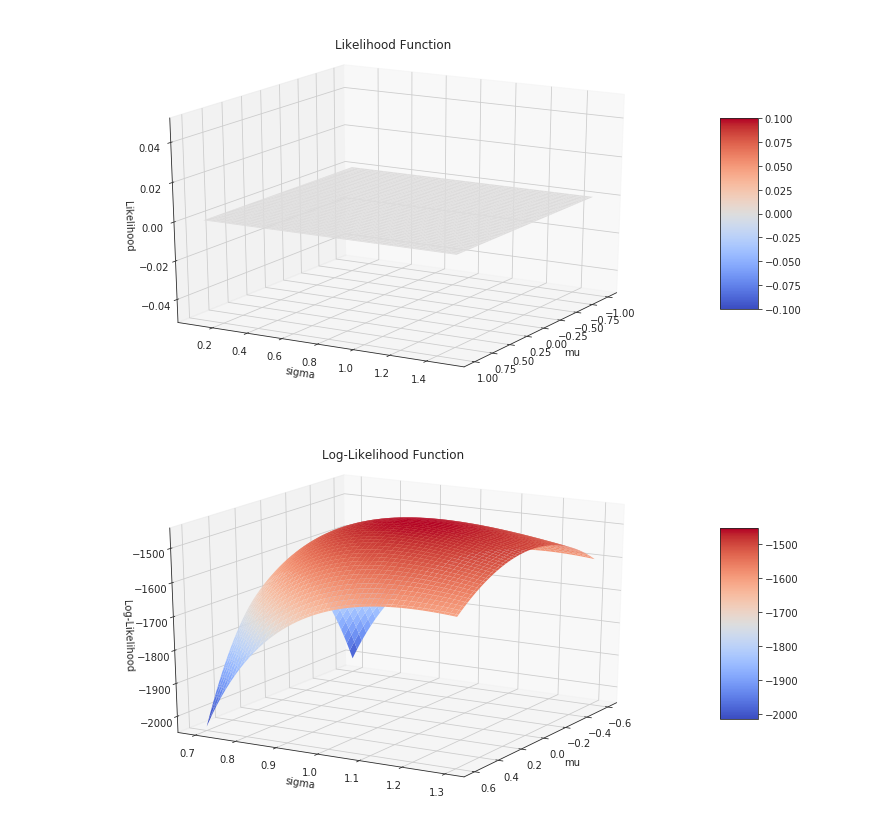
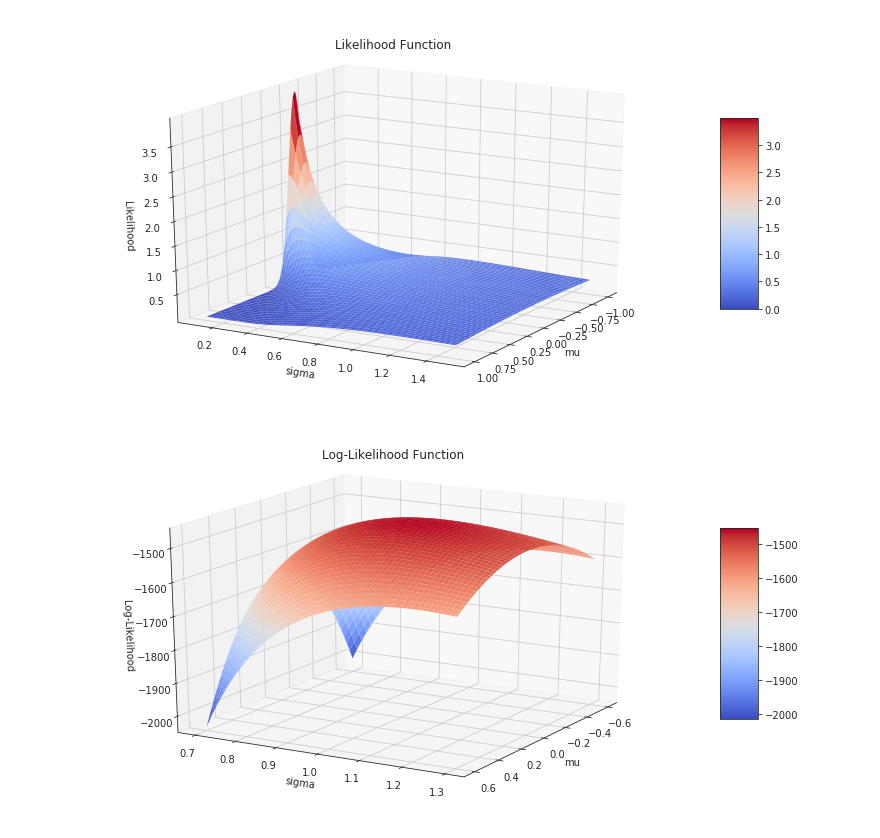
Before and after one commit to AnthonyGachuru/struct-lectures, a Jupyter notebook: lectures/2_estimation_principles_1/notebooks/likelihood_example_1.ipynb, the cells around one changed output. Saved outputs shown, nothing was run; the diff lists cells and outputs as text; code cells hidden in the pictures.

```diff
--- a/lectures/2_estimation_principles_1/notebooks/likelihood_example_1.ipynb
+++ b/lectures/2_estimation_principles_1/notebooks/likelihood_example_1.ipynb
@@ -34,9 +34,9 @@ def plot_likelihood(sample_size):
     ax.view_init(20, 30)
 # %%
 np.random.seed(5472)
-plot_likelihood(500)
+plot_likelihood(1)
 # %% [output]
-[figure, old version]
+[figure, new version]
 # %%
 def normal_mean_loglikelihood(mu, sigma, sample):
     sample = sample.reshape(-1, 1, 1)
```
Also changed, not shown: 2 other files.
